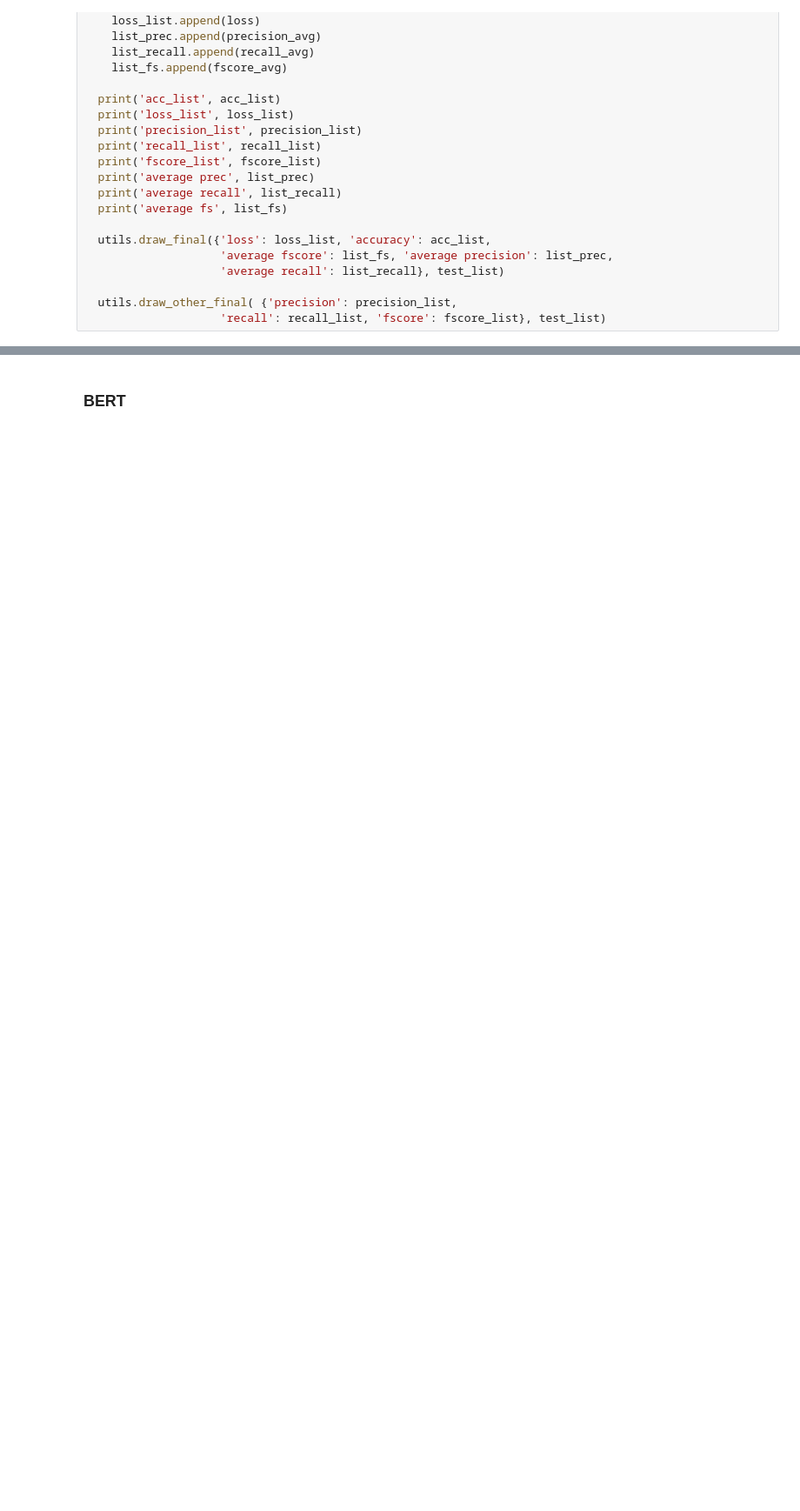
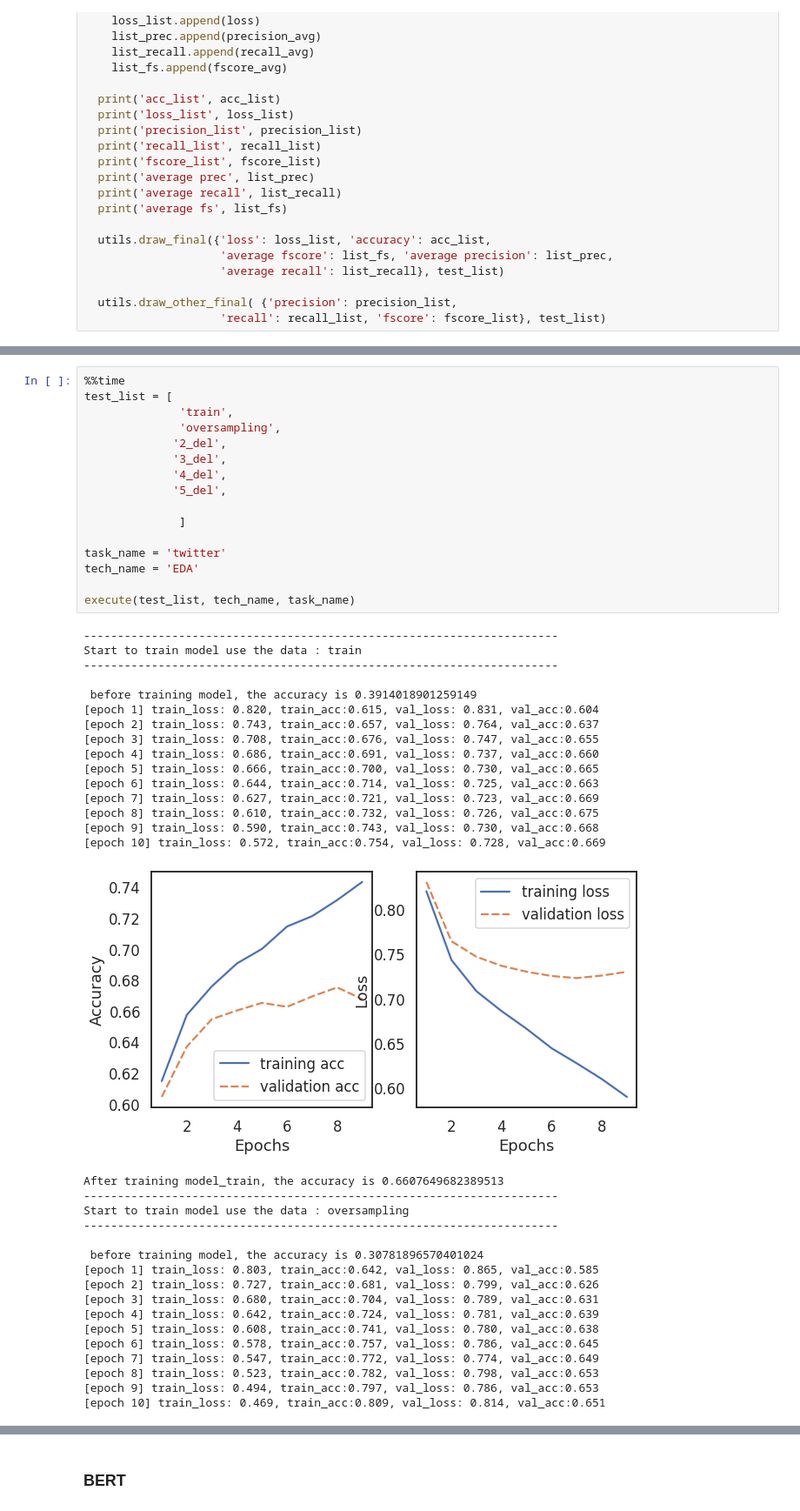
Before and after one commit to Roger-G/Data-augmentation, a Jupyter notebook: Bert_classification.ipynb, the cells around one changed output, grey strips where cells are left out. Shown at 87% size. Cells and saved outputs as stored; diff of their text form; blank space fills up the shorter version.

Commit message:
complete all the clf tasks

```diff
--- a/Bert_classification.ipynb
+++ b/Bert_classification.ipynb
@@ -450,0 +453,49 @@ def execute(test_list, tech_name, task_name):
+# %%
+%%time
+test_list = [
+              'train',
+              'oversampling',
+             '2_del',
+             '3_del',
+             '4_del',
+             '5_del',
+
+              ]
+
+task_name = 'twitter'
+tech_name = 'EDA'
+
+execute(test_list, tech_name, task_name)
+# %% [output]
+----------------------------------------------------------------------
+Start to train model use the data : train
+----------------------------------------------------------------------
+
+ before training model, the accuracy is 0.3914018901259149
+[epoch 1] train_loss: 0.820, train_acc:0.615, val_loss: 0.831, val_acc:0.604
+[epoch 2] train_loss: 0.743, train_acc:0.657, val_loss: 0.764, val_acc:0.637
+[epoch 3] train_loss: 0.708, train_acc:0.676, val_loss: 0.747, val_acc:0.655
+[epoch 4] train_loss: 0.686, train_acc:0.691, val_loss: 0.737, val_acc:0.660
+[epoch 5] train_loss: 0.666, train_acc:0.700, val_loss: 0.730, val_acc:0.665
+[epoch 6] train_loss: 0.644, train_acc:0.714, val_loss: 0.725, val_acc:0.663
+[epoch 7] train_loss: 0.627, train_acc:0.721, val_loss: 0.723, val_acc:0.669
+[epoch 8] train_loss: 0.610, train_acc:0.732, val_loss: 0.726, val_acc:0.675
+[epoch 9] train_loss: 0.590, train_acc:0.743, val_loss: 0.730, val_acc:0.668
+[epoch 10] train_loss: 0.572, train_acc:0.754, val_loss: 0.728, val_acc:0.669
+[figure, added]
+After training model_train, the accuracy is 0.6607649682389513
+----------------------------------------------------------------------
+Start to train model use the data : oversampling
+----------------------------------------------------------------------
+
+ before training model, the accuracy is 0.30781896570401024
+[epoch 1] train_loss: 0.803, train_acc:0.642, val_loss: 0.865, val_acc:0.585
+[epoch 2] train_loss: 0.727, train_acc:0.681, val_loss: 0.799, val_acc:0.626
+[epoch 3] train_loss: 0.680, train_acc:0.704, val_loss: 0.789, val_acc:0.631
+[epoch 4] train_loss: 0.642, train_acc:0.724, val_loss: 0.781, val_acc:0.639
+[epoch 5] train_loss: 0.608, train_acc:0.741, val_loss: 0.780, val_acc:0.638
+[epoch 6] train_loss: 0.578, train_acc:0.757, val_loss: 0.786, val_acc:0.645
+[epoch 7] train_loss: 0.547, train_acc:0.772, val_loss: 0.774, val_acc:0.649
+[epoch 8] train_loss: 0.523, train_acc:0.782, val_loss: 0.798, val_acc:0.653
+[epoch 9] train_loss: 0.494, train_acc:0.797, val_loss: 0.786, val_acc:0.653
+[epoch 10] train_loss: 0.469, train_acc:0.809, val_loss: 0.814, val_acc:0.651
```
Also changed, not shown: parts of 7 cells of this notebook.
